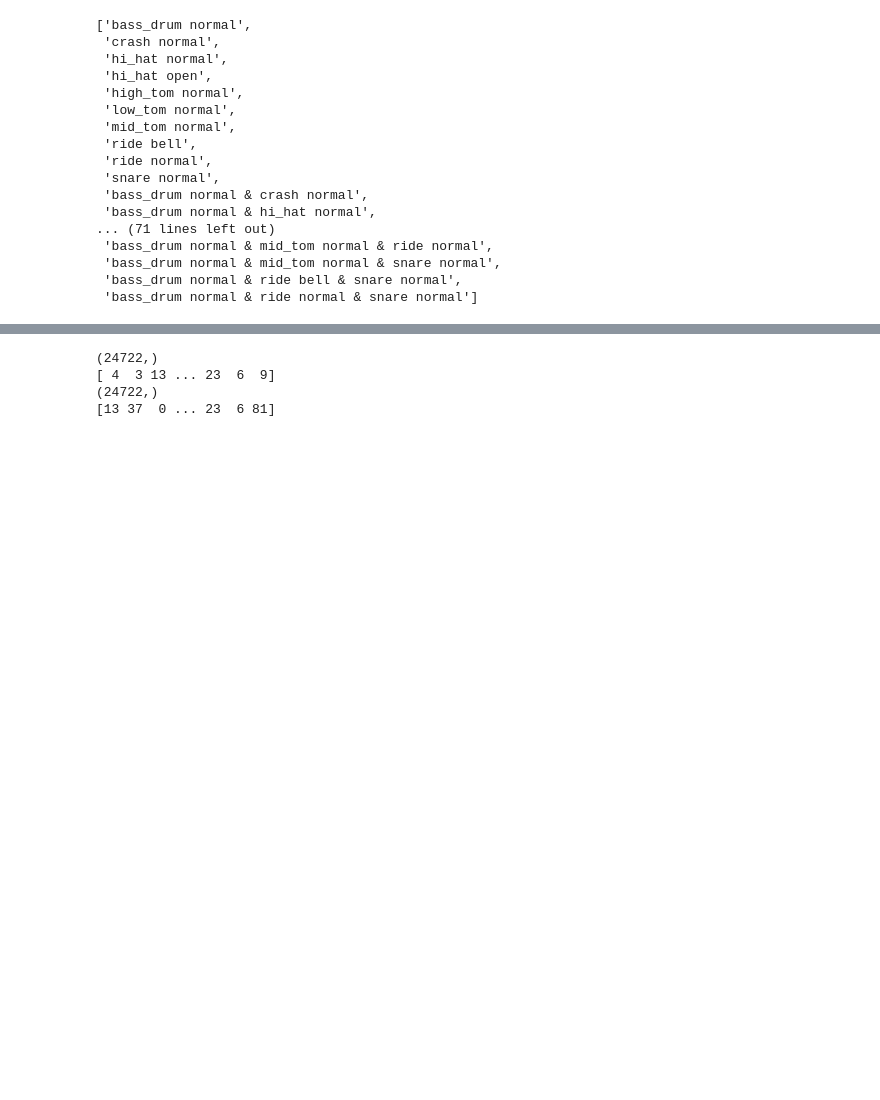
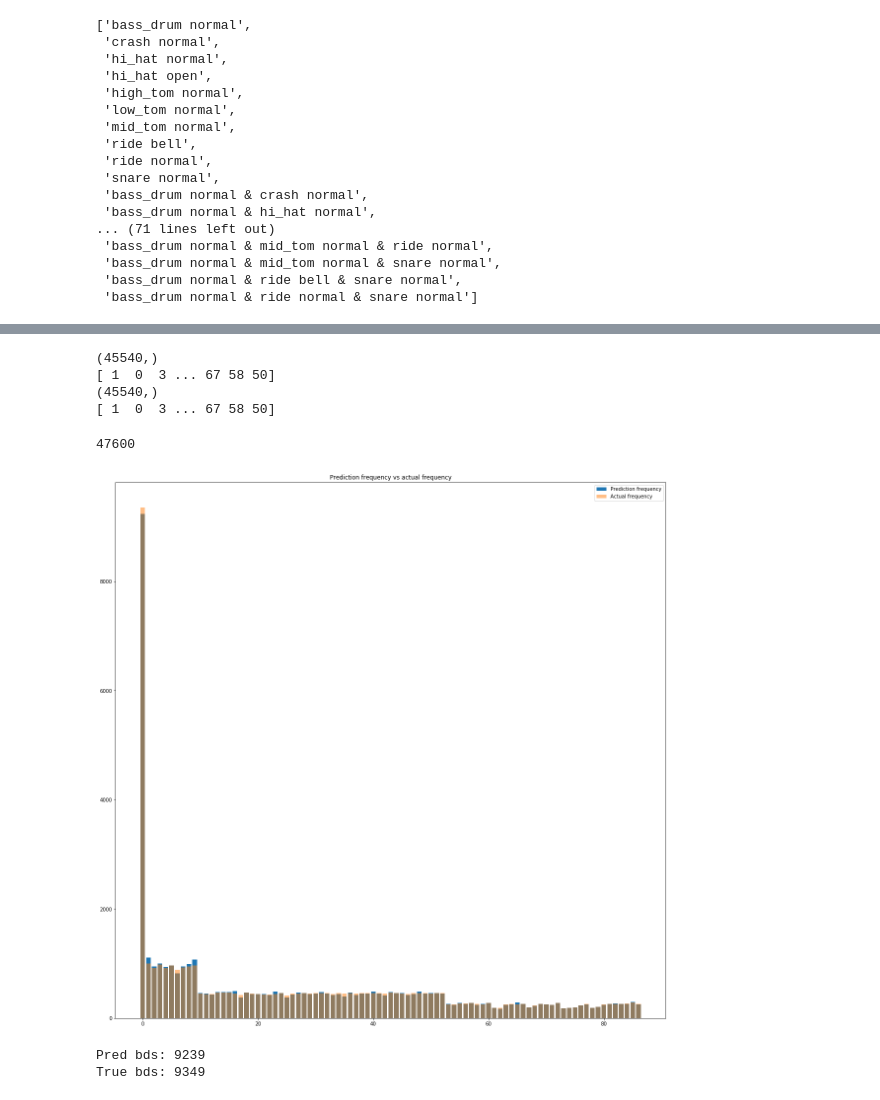
Before and after one commit to DTopping256/Dissertation, a Jupyter notebook: confusion_matrices.ipynb, the cells around one changed output, grey strips where cells are left out. Cells and saved outputs as stored; diff of their text form; code cells hidden in the pictures; blank space fills up the shorter version.

```diff
--- a/confusion_matrices.ipynb
+++ b/confusion_matrices.ipynb
@@ -192,12 +207,35 @@ Loaded model from disk
 # %%
-y_pred = np.array(y_pred).reshape(y_pred.shape[0])
-y_true = np.array(y_true).reshape(y_true.shape[0])
 print(y_pred.shape)
 print(y_pred)
 print(y_true.shape)
 print(y_true)
 # %% [output]
-(24722,)
-[ 4  3 13 ... 23  6  9]
-(24722,)
-[13 37  0 ... 23  6 81]
+(45540,)
+[ 1  0  3 ... 67 58 50]
+(45540,)
+[ 1  0  3 ... 67 58 50]
+# %%
+y_pred.shape[0]+unclassified
+# %% [output]
+47600
+# %%
+inds = range(87)
+pred_freqs, true_freqs = [], []
+plt.figure(figsize=(20, 20))
+for i in inds:
+    pred_freqs.append(reduce(lambda acc, x: acc+1 if x == i else acc, y_pred.tolist(), 0))
+    true_freqs.append(reduce(lambda acc, x: acc+1 if x == i else acc, y_true.tolist(), 0))
+plt.bar(inds, pred_freqs, label="Prediction frequency")
+plt.bar(inds, true_freqs, label="Actual frequency", alpha=0.5)
+plt.title("Prediction frequency vs actual frequency")
+plt.legend()
+plt.show()
+# %% [output]
+[figure, added]
+# %%
+from functools import reduce
+print("Pred bds:", reduce(lambda acc, x: acc+1 if x == 0 else acc, y_pred.tolist(), 0))
+print("True bds:", reduce(lambda acc, x: acc+1 if x == 0 else acc, y_true.tolist(), 0))
+# %% [output]
+Pred bds: 9239
+True bds: 9349
```
Also changed, not shown: parts of 9 cells of this notebook, 40 other files.
